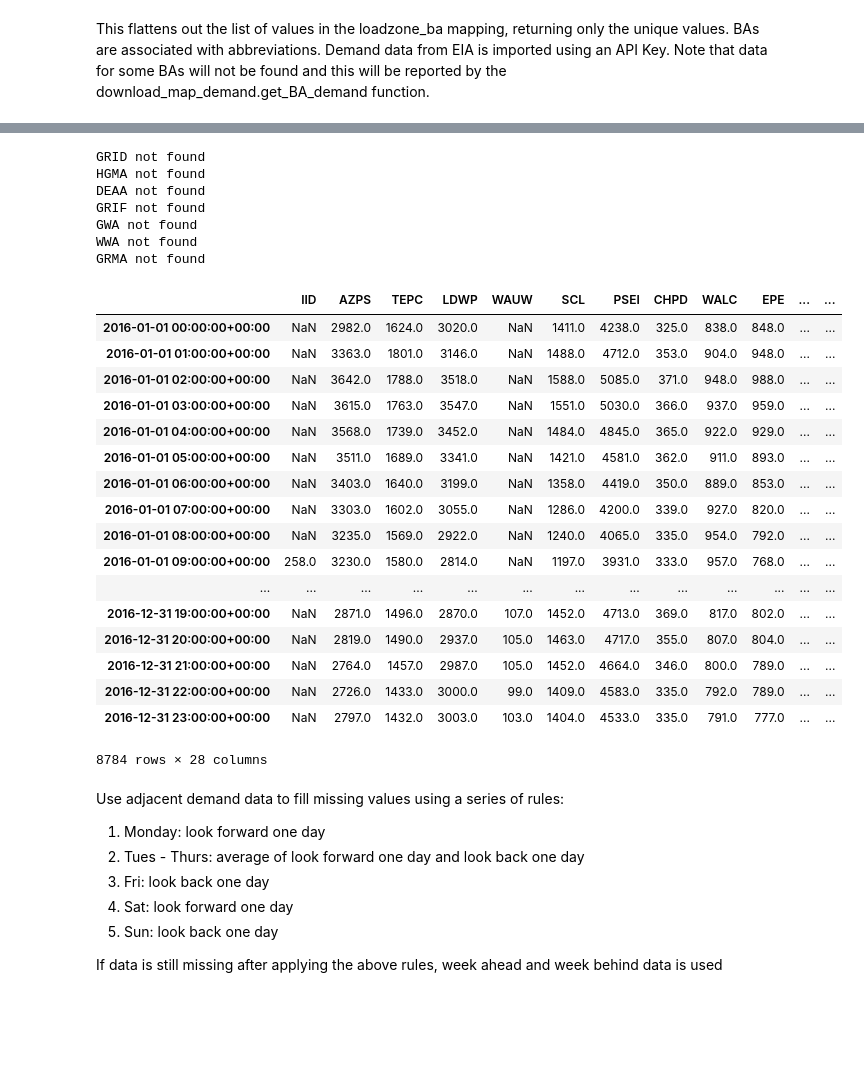
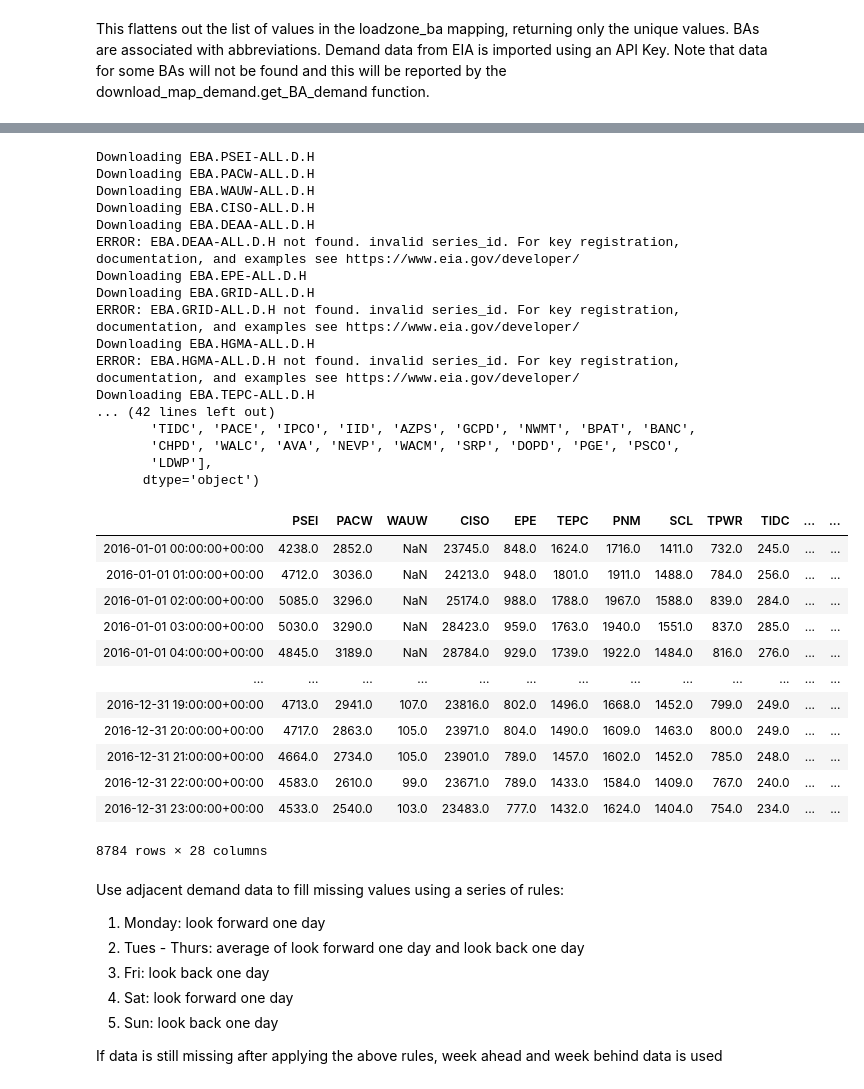
Before and after one commit to Breakthrough-Energy/PreREISE, a Jupyter notebook: prereise/gather/demanddata/eia/demo/demo_Western_v5/Western_demand_v5_demo.ipynb, the cells around one changed output, grey strips where cells are left out. Drawn from its saved outputs; the diff is of its cells as text; code cells hidden in the pictures; blank space fills up the shorter version.

```diff
--- a/prereise/gather/demanddata/eia/demo/demo_Western_v5/Western_demand_v5_demo.ipynb
+++ b/prereise/gather/demanddata/eia/demo/demo_Western_v5/Western_demand_v5_demo.ipynb
@@ -67,35 +69,40 @@ western_BAs
 # %%
 start = pd.to_datetime('2016-01-01 00:00:00')
 end = pd.to_datetime('2016-12-31 23:00:00')
 
-western_demand = download_map_demand.get_BA_demand(western_BAs, start, end, 'd826fe7862968708eb6a3c2639d6da1b')
+western_demand = get_BA_demand(western_BAs, start, end, 'd826fe7862968708eb6a3c2639d6da1b')
 western_demand_2016 = western_demand.loc[start:end]
 western_demand_2016
 # %% [output]
-GRID not found
-HGMA not found
-DEAA not found
-GRIF not found
-GWA not found
-WWA not found
-GRMA not found
+Downloading EBA.PSEI-ALL.D.H
+Downloading EBA.PACW-ALL.D.H
+Downloading EBA.WAUW-ALL.D.H
+Downloading EBA.CISO-ALL.D.H
+Downloading EBA.DEAA-ALL.D.H
+ERROR: EBA.DEAA-ALL.D.H not found. invalid series_id. For key registration, documentation, and examples see https://www.eia.gov/developer/
+Downloading EBA.EPE-ALL.D.H
+Downloading EBA.GRID-ALL.D.H
+ERROR: EBA.GRID-ALL.D.H not found. invalid series_id. For key registration, documentation, and examples see https://www.eia.gov/developer/
+Downloading EBA.HGMA-ALL.D.H
+ERROR: EBA.HGMA-ALL.D.H not found. invalid series_id. For key registration, documentation, and examples see https://www.eia.gov/developer/
+Downloading EBA.TEPC-ALL.D.H
+... (42 lines left out)
+       'TIDC', 'PACE', 'IPCO', 'IID', 'AZPS', 'GCPD', 'NWMT', 'BPAT', 'BANC',
+       'CHPD', 'WALC', 'AVA', 'NEVP', 'WACM', 'SRP', 'DOPD', 'PGE', 'PSCO',
+       'LDWP'],
+      dtype='object')
-|  | IID | AZPS | TEPC | LDWP | WAUW | SCL | PSEI | CHPD | WALC | EPE | ... | ... |
-| 2016-01-01 00:00:00+00:00 | NaN | 2982.0 | 1624.0 | 3020.0 | NaN | 1411.0 | 4238.0 | 325.0 | 838.0 | 848.0 | ... | ... |
-| 2016-01-01 01:00:00+00:00 | NaN | 3363.0 | 1801.0 | 3146.0 | NaN | 1488.0 | 4712.0 | 353.0 | 904.0 | 948.0 | ... | ... |
-| 2016-01-01 02:00:00+00:00 | NaN | 3642.0 | 1788.0 | 3518.0 | NaN | 1588.0 | 5085.0 | 371.0 | 948.0 | 988.0 | ... | ... |
-| 2016-01-01 03:00:00+00:00 | NaN | 3615.0 | 1763.0 | 3547.0 | NaN | 1551.0 | 5030.0 | 366.0 | 937.0 | 959.0 | ... | ... |
-| 2016-01-01 04:00:00+00:00 | NaN | 3568.0 | 1739.0 | 3452.0 | NaN | 1484.0 | 4845.0 | 365.0 | 922.0 | 929.0 | ... | ... |
-| 2016-01-01 05:00:00+00:00 | NaN | 3511.0 | 1689.0 | 3341.0 | NaN | 1421.0 | 4581.0 | 362.0 | 911.0 | 893.0 | ... | ... |
-| 2016-01-01 06:00:00+00:00 | NaN | 3403.0 | 1640.0 | 3199.0 | NaN | 1358.0 | 4419.0 | 350.0 | 889.0 | 853.0 | ... | ... |
-| 2016-01-01 07:00:00+00:00 | NaN | 3303.0 | 1602.0 | 3055.0 | NaN | 1286.0 | 4200.0 | 339.0 | 927.0 | 820.0 | ... | ... |
-| 2016-01-01 08:00:00+00:00 | NaN | 3235.0 | 1569.0 | 2922.0 | NaN | 1240.0 | 4065.0 | 335.0 | 954.0 | 792.0 | ... | ... |
-| 2016-01-01 09:00:00+00:00 | 258.0 | 3230.0 | 1580.0 | 2814.0 | NaN | 1197.0 | 3931.0 | 333.0 | 957.0 | 768.0 | ... | ... |
+|  | PSEI | PACW | WAUW | CISO | EPE | TEPC | PNM | SCL | TPWR | TIDC | ... | ... |
+| 2016-01-01 00:00:00+00:00 | 4238.0 | 2852.0 | NaN | 23745.0 | 848.0 | 1624.0 | 1716.0 | 1411.0 | 732.0 | 245.0 | ... | ... |
+| 2016-01-01 01:00:00+00:00 | 4712.0 | 3036.0 | NaN | 24213.0 | 948.0 | 1801.0 | 1911.0 | 1488.0 | 784.0 | 256.0 | ... | ... |
+| 2016-01-01 02:00:00+00:00 | 5085.0 | 3296.0 | NaN | 25174.0 | 988.0 | 1788.0 | 1967.0 | 1588.0 | 839.0 | 284.0 | ... | ... |
+| 2016-01-01 03:00:00+00:00 | 5030.0 | 3290.0 | NaN | 28423.0 | 959.0 | 1763.0 | 1940.0 | 1551.0 | 837.0 | 285.0 | ... | ... |
+| 2016-01-01 04:00:00+00:00 | 4845.0 | 3189.0 | NaN | 28784.0 | 929.0 | 1739.0 | 1922.0 | 1484.0 | 816.0 | 276.0 | ... | ... |
 | ... | ... | ... | ... | ... | ... | ... | ... | ... | ... | ... | ... | ... |
-| 2016-12-31 19:00:00+00:00 | NaN | 2871.0 | 1496.0 | 2870.0 | 107.0 | 1452.0 | 4713.0 | 369.0 | 817.0 | 802.0 | ... | ... |
-| 2016-12-31 20:00:00+00:00 | NaN | 2819.0 | 1490.0 | 2937.0 | 105.0 | 1463.0 | 4717.0 | 355.0 | 807.0 | 804.0 | ... | ... |
-| 2016-12-31 21:00:00+00:00 | NaN | 2764.0 | 1457.0 | 2987.0 | 105.0 | 1452.0 | 4664.0 | 346.0 | 800.0 | 789.0 | ... | ... |
-| 2016-12-31 22:00:00+00:00 | NaN | 2726.0 | 1433.0 | 3000.0 | 99.0 | 1409.0 | 4583.0 | 335.0 | 792.0 | 789.0 | ... | ... |
-| 2016-12-31 23:00:00+00:00 | NaN | 2797.0 | 1432.0 | 3003.0 | 103.0 | 1404.0 | 4533.0 | 335.0 | 791.0 | 777.0 | ... | ... |
+| 2016-12-31 19:00:00+00:00 | 4713.0 | 2941.0 | 107.0 | 23816.0 | 802.0 | 1496.0 | 1668.0 | 1452.0 | 799.0 | 249.0 | ... | ... |
+| 2016-12-31 20:00:00+00:00 | 4717.0 | 2863.0 | 105.0 | 23971.0 | 804.0 | 1490.0 | 1609.0 | 1463.0 | 800.0 | 249.0 | ... | ... |
+| 2016-12-31 21:00:00+00:00 | 4664.0 | 2734.0 | 105.0 | 23901.0 | 789.0 | 1457.0 | 1602.0 | 1452.0 | 785.0 | 248.0 | ... | ... |
+| 2016-12-31 22:00:00+00:00 | 4583.0 | 2610.0 | 99.0 | 23671.0 | 789.0 | 1433.0 | 1584.0 | 1409.0 | 767.0 | 240.0 | ... | ... |
+| 2016-12-31 23:00:00+00:00 | 4533.0 | 2540.0 | 103.0 | 23483.0 | 777.0 | 1432.0 | 1624.0 | 1404.0 | 754.0 | 234.0 | ... | ... |
 8784 rows × 28 columns
 # %% [markdown]
 Use adjacent demand data to fill missing values using a series of rules:
```
Also changed, not shown: parts of 6 cells of this notebook.
